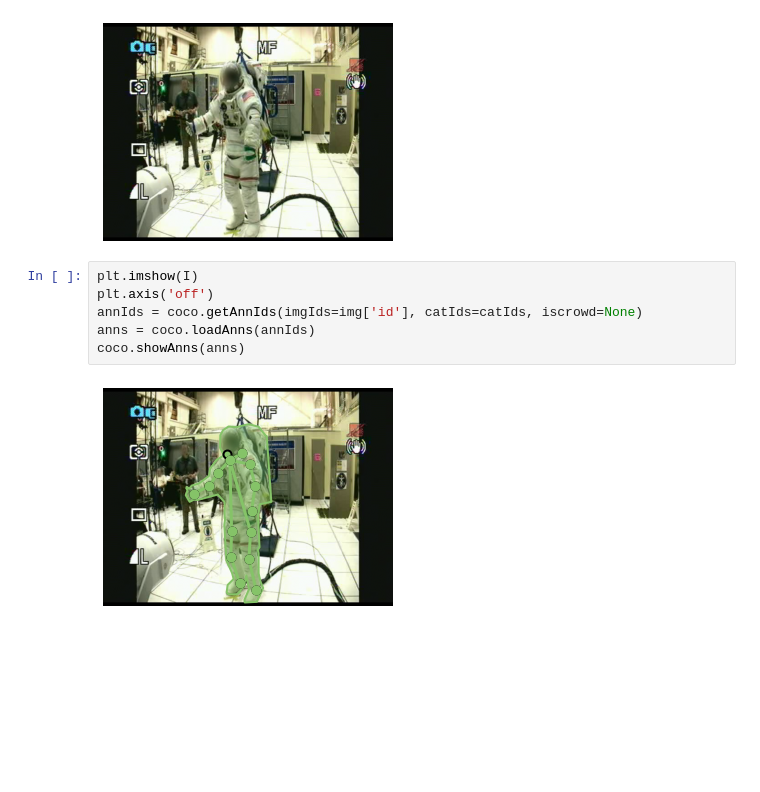
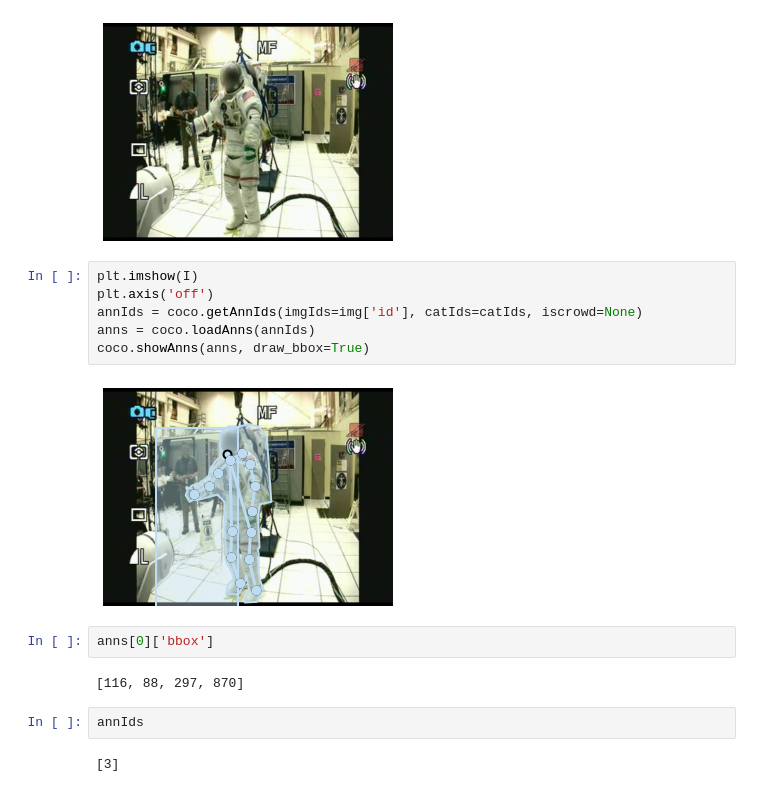
Before and after one commit to rasyidstat/spacesuit, a Jupyter notebook: notebook/00_starter.ipynb, the cells around one changed output. Drawn from its saved outputs; the diff is of its cells as text; blank space fills up the shorter version.

```diff
--- a/notebook/00_starter.ipynb
+++ b/notebook/00_starter.ipynb
@@ -274,8 +316,16 @@ plt.show()
 # %%
 plt.imshow(I)
 plt.axis('off')
 annIds = coco.getAnnIds(imgIds=img['id'], catIds=catIds, iscrowd=None)
 anns = coco.loadAnns(annIds)
-coco.showAnns(anns)
+coco.showAnns(anns, draw_bbox=True)
 # %% [output]
-[figure, old version]
+[figure, new version]
+# %%
+anns[0]['bbox']
+# %% [output]
+[116, 88, 297, 870]
+# %%
+annIds
+# %% [output]
+[3]
```
Also changed, not shown: parts of 16 cells of this notebook, 4 other files.
